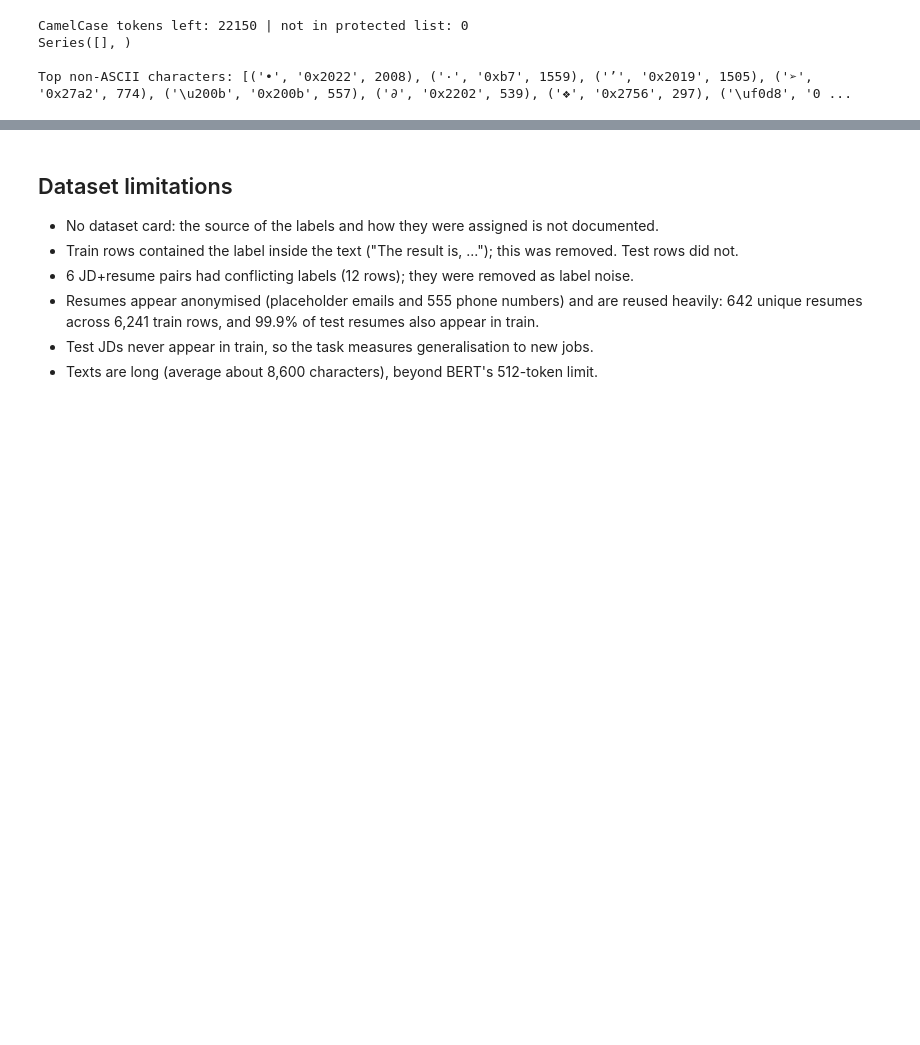
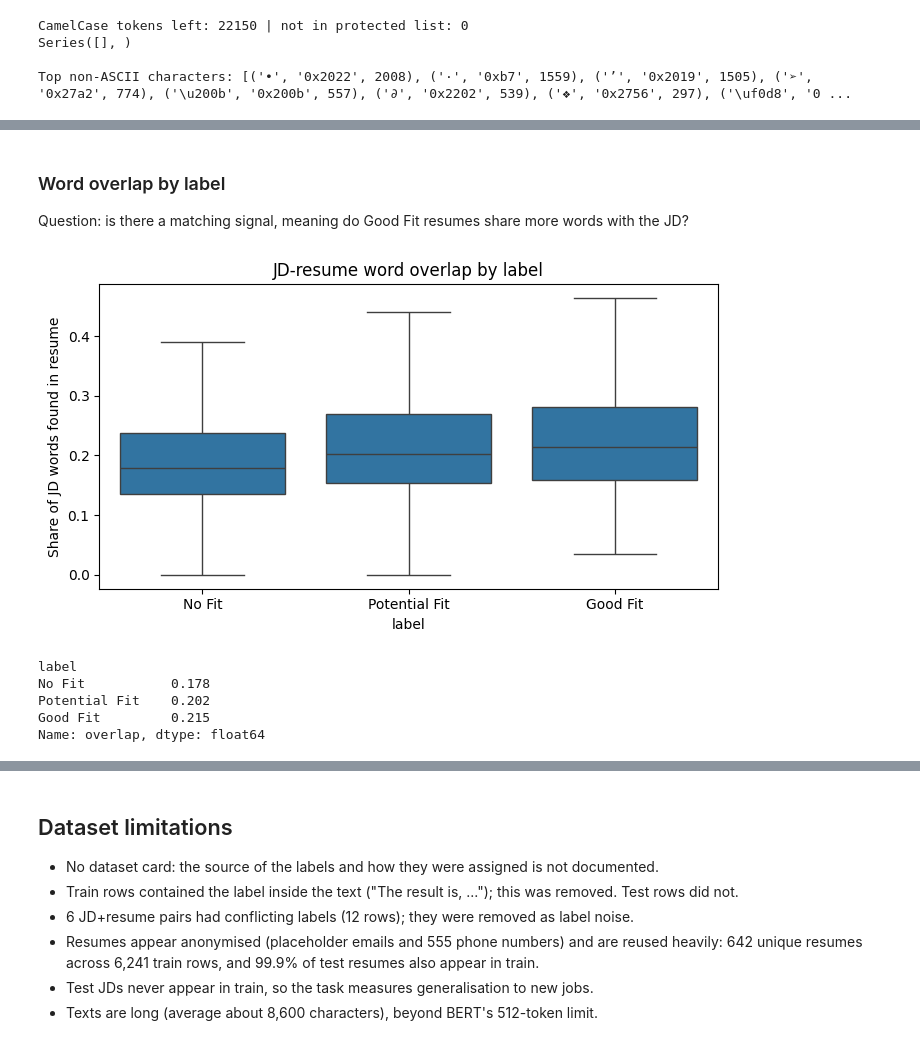
Before and after one commit to naveenreddy539/resume-jd-matching, a Jupyter notebook: notebooks/02_eda_preprocessing.ipynb, the cells around one changed output, grey strips where cells are left out. Drawn from its saved outputs; the diff is of its cells as text; code cells hidden in the pictures; blank space fills up the shorter version.

```diff
--- a/notebooks/02_eda_preprocessing.ipynb
+++ b/notebooks/02_eda_preprocessing.ipynb
@@ -268,0 +356,25 @@ Top non-ASCII characters: [('•', '0x2022', 2008), ('·', '0xb7', 1559), ('’'
+# %% [markdown]
+### Word overlap by label
+Question: is there a matching signal, meaning do Good Fit resumes share more words with the JD?
+# %%
+from sklearn.feature_extraction.text import ENGLISH_STOP_WORDS as STOP
+
+def words(s):
+    return {w for w in re.findall(r"[a-z][a-z+#]+", s.lower()) if w not in STOP}
+
+train["overlap"] = [len(words(j) & words(r)) / max(len(words(j)), 1)
+                    for j, r in zip(train["jd"], train["resume"])]
+
+plt.figure(figsize=(7, 4))
+sns.boxplot(data=train, x="label", y="overlap", order=order, showfliers=False)
+plt.ylabel("Share of JD words found in resume"); plt.title("JD-resume word overlap by label")
+plt.tight_layout(); plt.savefig(f"{fig_dir}/04_word_overlap.png", dpi=150); plt.show()
+
+print(train.groupby("label")["overlap"].median().loc[order].round(3))
+# %% [output]
+[figure, added]
+label
+No Fit           0.178
+Potential Fit    0.202
+Good Fit         0.215
+Name: overlap, dtype: float64
```
Also changed, not shown: parts of 10 cells of this notebook.
